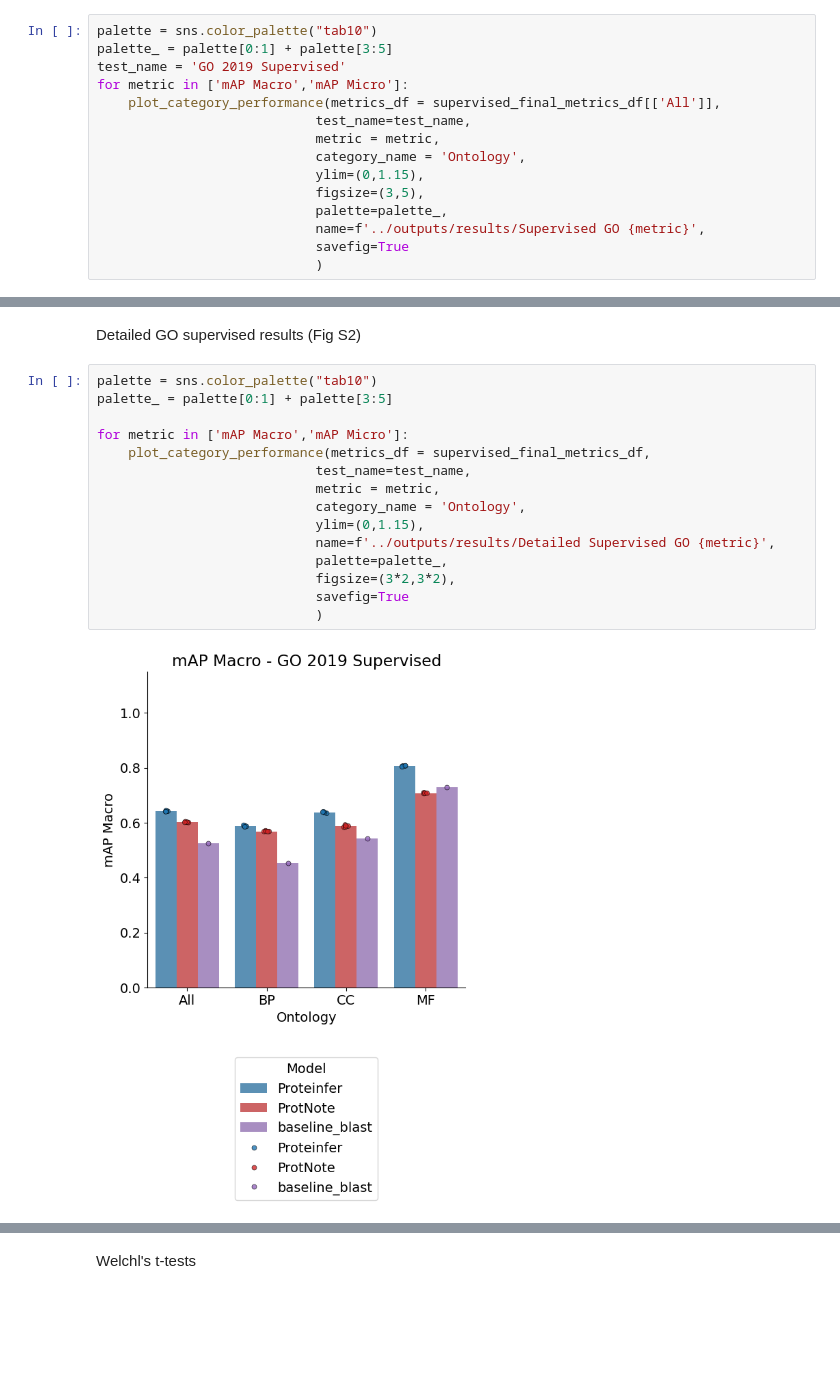
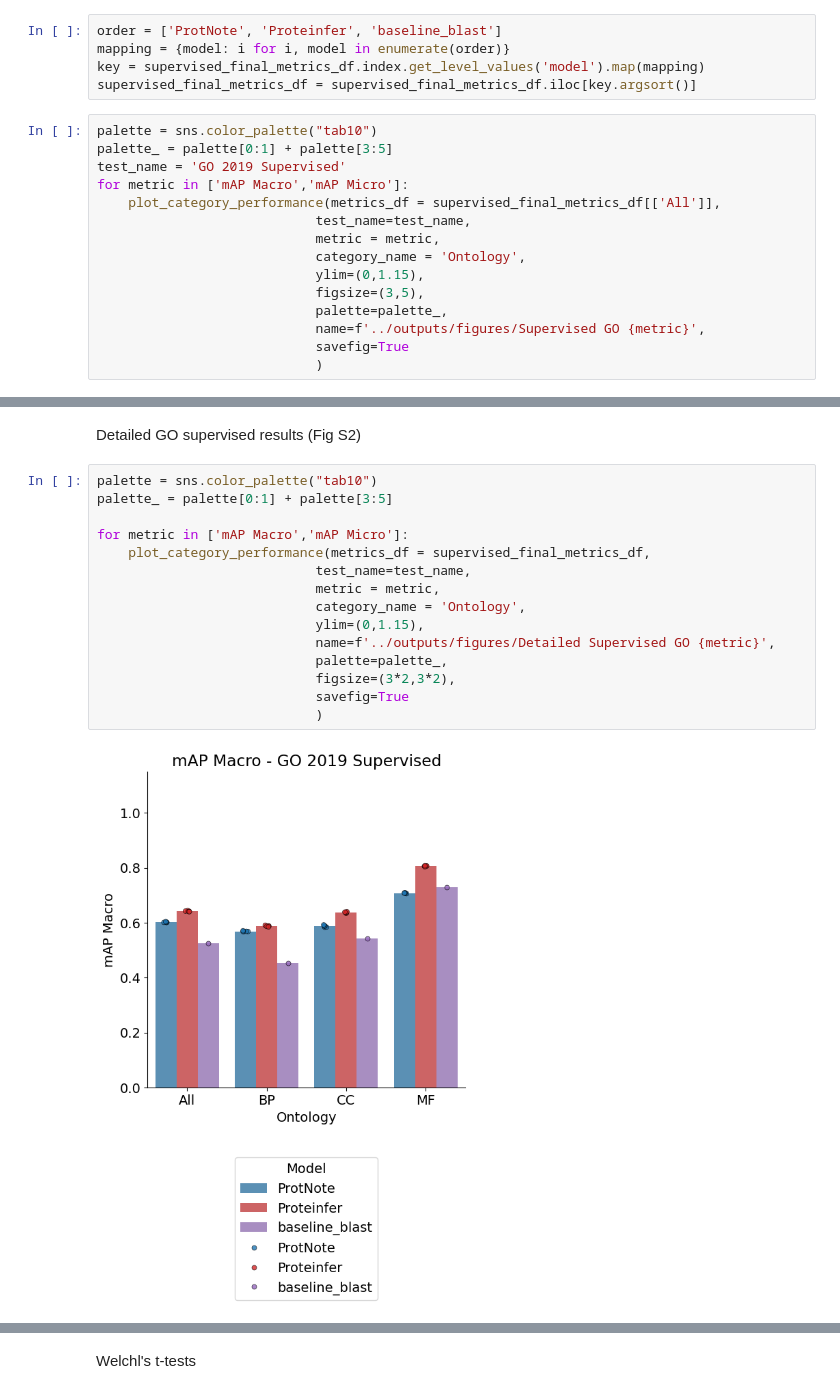
Before and after one commit to microsoft/protnote, a Jupyter notebook: notebooks/Results.ipynb, the cells around one changed output, grey strips where cells are left out. Drawn from its saved outputs; the diff is of its cells as text; blank space fills up the shorter version.

Commit message:
updated results notebook and added TOC to readme

```diff
--- a/notebooks/Results.ipynb
+++ b/notebooks/Results.ipynb
@@ -519,5 +549,10 @@ supervised_final_metrics_df = pd.read_parquet('../outputs/results/supervised_met
 # %% [markdown]
 Simplified GO results (Fig 2)
+# %%
+order = ['ProtNote', 'Proteinfer', 'baseline_blast']
+mapping = {model: i for i, model in enumerate(order)}
+key = supervised_final_metrics_df.index.get_level_values('model').map(mapping)
+supervised_final_metrics_df = supervised_final_metrics_df.iloc[key.argsort()]
 # %%
 palette = sns.color_palette("tab10")
 palette_ = palette[0:1] + palette[3:5]
@@ -530,7 +565,7 @@ for metric in ['mAP Macro','mAP Micro']:
                             ylim=(0,1.15),
                             figsize=(3,5),
                             palette=palette_,
-                            name=f'../outputs/results/Supervised GO {metric}',
+                            name=f'../outputs/figures/Supervised GO {metric}',
                             savefig=True
                             )
 # %% [output]
@@ -541,17 +576,17 @@ Detailed GO supervised results (Fig S2)
 # %%
 palette = sns.color_palette("tab10")
 palette_ = palette[0:1] + palette[3:5]
 
 for metric in ['mAP Macro','mAP Micro']:
     plot_category_performance(metrics_df = supervised_final_metrics_df,
                             test_name=test_name,
                             metric = metric,
                             category_name = 'Ontology',
                             ylim=(0,1.15),
-                            name=f'../outputs/results/Detailed Supervised GO {metric}',
+                            name=f'../outputs/figures/Detailed Supervised GO {metric}',
                             palette=palette_,
                             figsize=(3*2,3*2),
                             savefig=True
                             )
 # %% [output]
-[figure, old version]
+[figure, new version]
```
Also changed, not shown: parts of 12 cells of this notebook, 2 other files.
